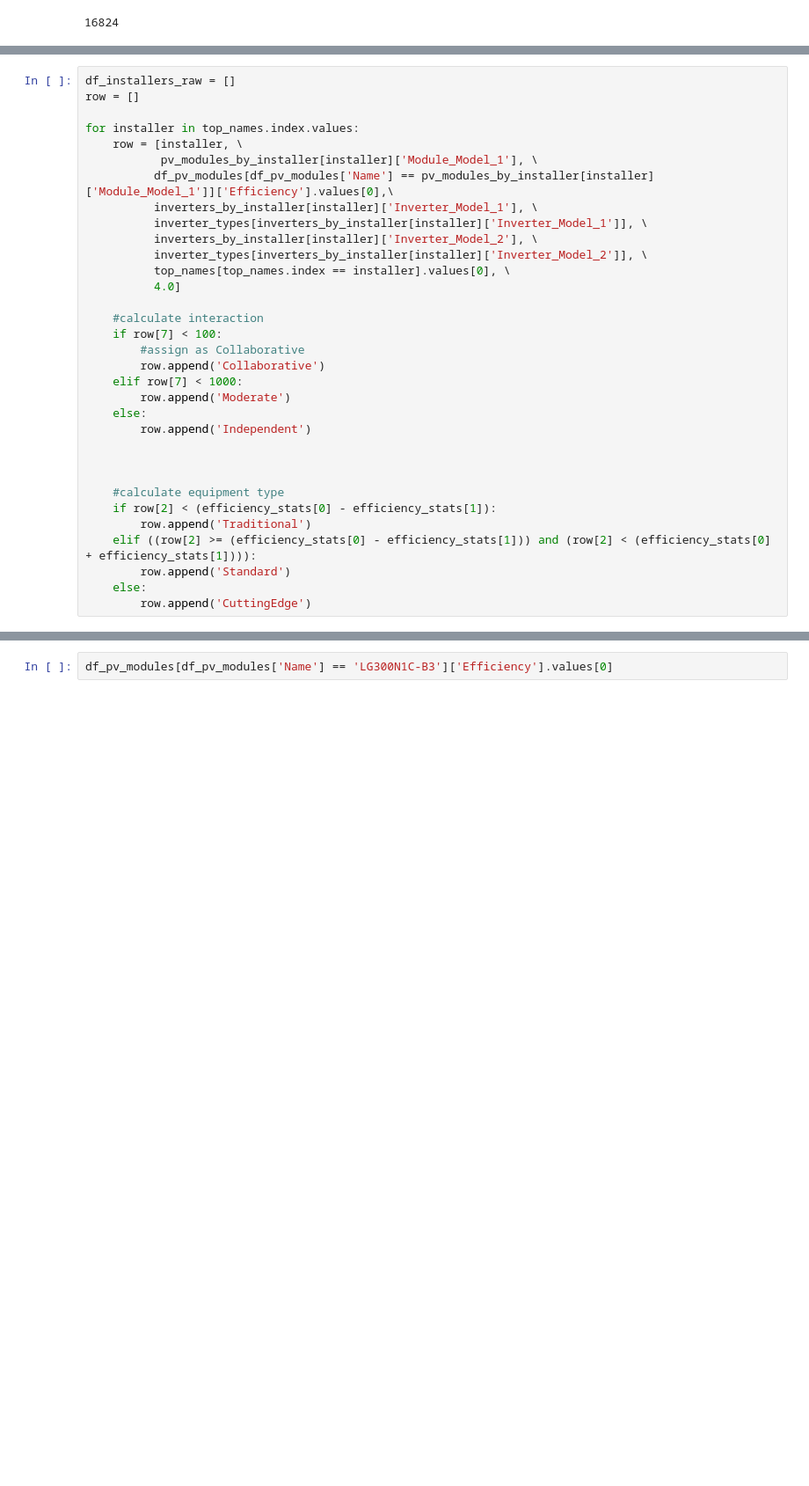
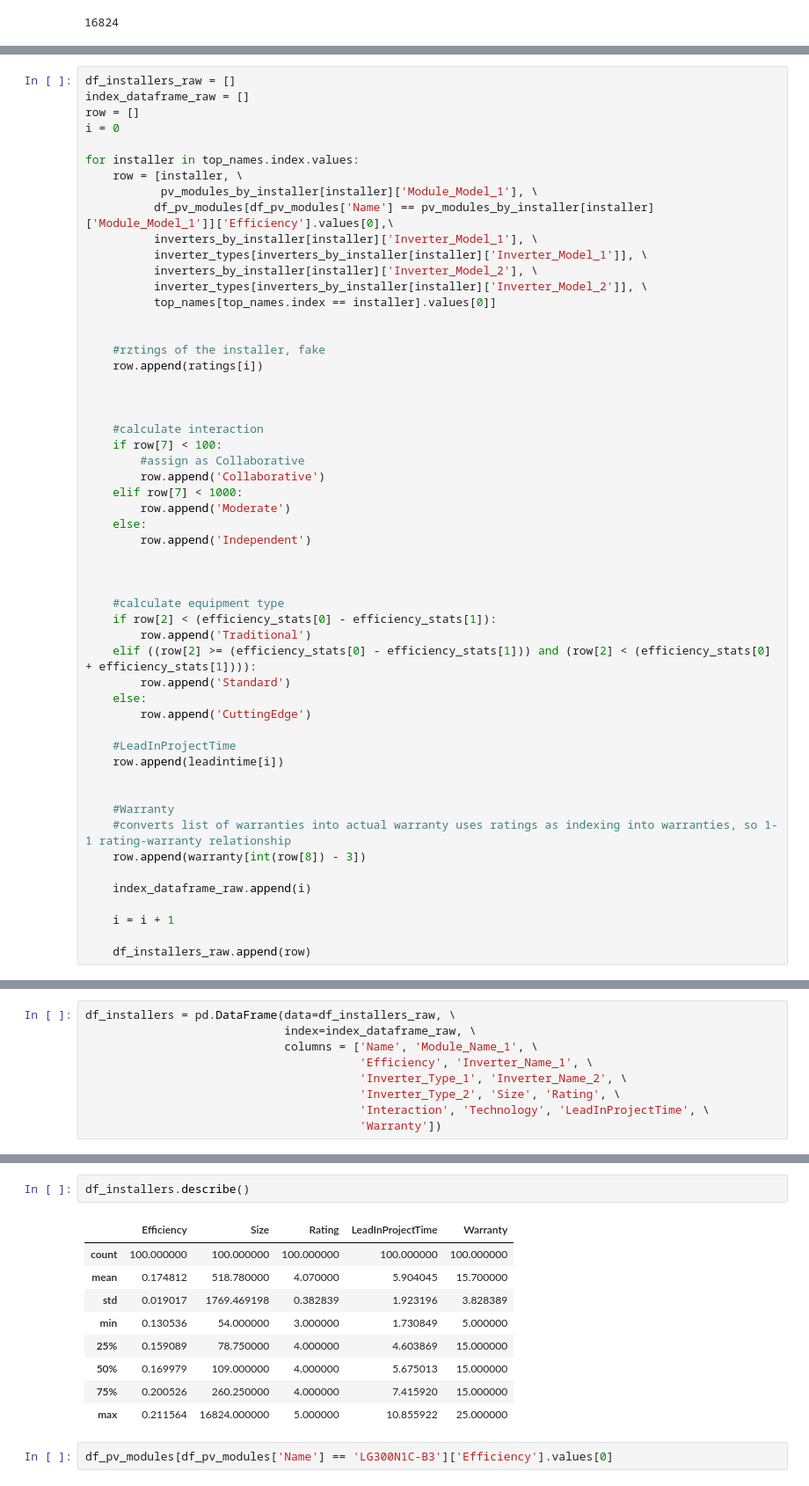
Before and after one commit to wilfeli/solar-model, a Jupyter notebook: Model/ABM-base-model-sei-distribution.ipynb, the cells around one changed output, grey strips where cells are left out. Shown: that part at 88% size. Saved outputs shown, nothing was run; the diff lists cells and outputs as text; blank space fills up the shorter version.

```diff
--- a/Model/ABM-base-model-sei-distribution.ipynb
+++ b/Model/ABM-base-model-sei-distribution.ipynb
@@ -458,6 +525,8 @@ top_names[top_names.index == 'SolarCity Corporation'].values[0]
 # %%
 df_installers_raw = []
+index_dataframe_raw = []
 row = []
+i = 0
 
 for installer in top_names.index.values:
     row = [installer, \
@@ -467,8 +536,13 @@ for installer in top_names.index.values:
           inverter_types[inverters_by_installer[installer]['Inverter_Model_1']], \
           inverters_by_installer[installer]['Inverter_Model_2'], \
           inverter_types[inverters_by_installer[installer]['Inverter_Model_2']], \
-          top_names[top_names.index == installer].values[0], \
-          4.0]
+          top_names[top_names.index == installer].values[0]]
+
+
+    #rztings of the installer, fake
+    row.append(ratings[i])
+
+
 
     #calculate interaction
     if row[7] < 100:
@@ -488,3 +562,17 @@ for installer in top_names.index.values:
         row.append('Standard')
     else:
         row.append('CuttingEdge')
+
+    #LeadInProjectTime
+    row.append(leadintime[i])
+
+
+    #Warranty
+    #converts list of warranties into actual warranty uses ratings as indexing into warranties, so 1-1 rating-warranty relationship
+    row.append(warranty[int(row[8]) - 3])
+
+    index_dataframe_raw.append(i)
+
+    i = i + 1
+
+    df_installers_raw.append(row)
@@ -508,0 +581,9 @@ for installer in top_names.index.values:
+# %%
+df_installers = pd.DataFrame(data=df_installers_raw, \
+                             index=index_dataframe_raw, \
+                             columns = ['Name', 'Module_Name_1', \
+                                        'Efficiency', 'Inverter_Name_1', \
+                                        'Inverter_Type_1', 'Inverter_Name_2', \
+                                        'Inverter_Type_2', 'Size', 'Rating', \
+                                        'Interaction', 'Technology', 'LeadInProjectTime', \
+                                        'Warranty'])
@@ -509,3 +592,15 @@ for installer in top_names.index.values:
+# %%
+df_installers.describe()
+# %% [output]
+|  | Efficiency | Size | Rating | LeadInProjectTime | Warranty |
+| count | 100.000000 | 100.000000 | 100.000000 | 100.000000 | 100.000000 |
+| mean | 0.174812 | 518.780000 | 4.070000 | 5.904045 | 15.700000 |
+| std | 0.019017 | 1769.469198 | 0.382839 | 1.923196 | 3.828389 |
+| min | 0.130536 | 54.000000 | 3.000000 | 1.730849 | 5.000000 |
+| 25% | 0.159089 | 78.750000 | 4.000000 | 4.603869 | 15.000000 |
+| 50% | 0.169979 | 109.000000 | 4.000000 | 5.675013 | 15.000000 |
+| 75% | 0.200526 | 260.250000 | 4.000000 | 7.415920 | 15.000000 |
+| max | 0.211564 | 16824.000000 | 5.000000 | 10.855922 | 25.000000 |
 # %%
 df_pv_modules[df_pv_modules['Name'] == 'LG300N1C-B3']['Efficiency'].values[0]
 # %% [output]
```
Also changed, not shown: parts of 23 cells of this notebook, 3 other files.
